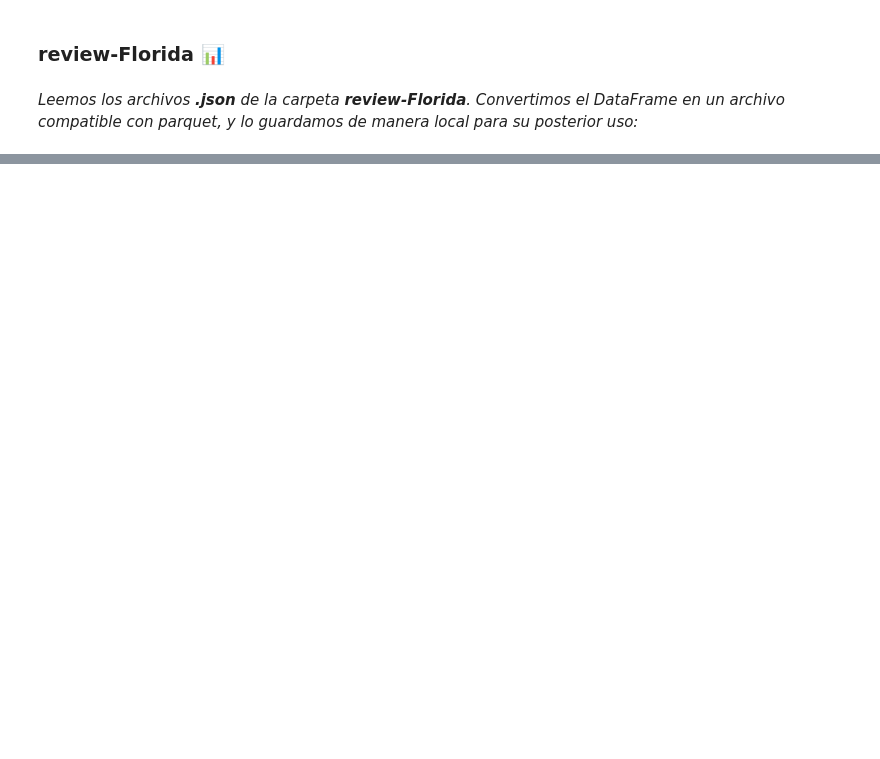
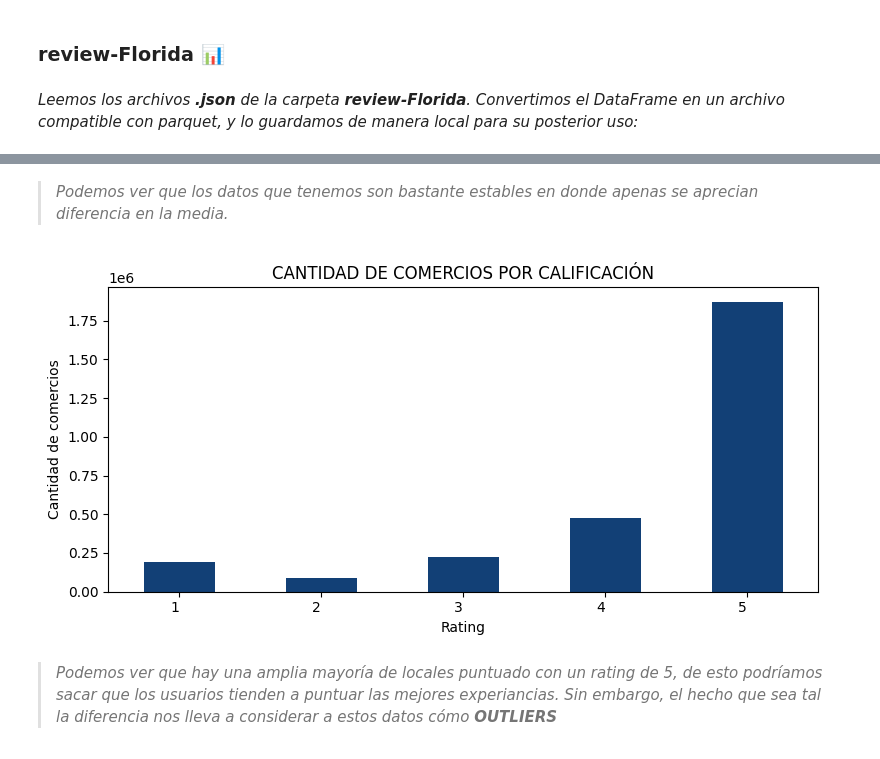
Before and after one commit to MiliTrres/PF_Reviews-Recommendation_Henry, a Jupyter notebook: EDA.ipynb, the cells around one changed output, grey strips where cells are left out. Saved outputs shown, nothing was run; the diff lists cells and outputs as text; code cells hidden in the pictures; blank space fills up the shorter version.

```diff
--- a/EDA.ipynb
+++ b/EDA.ipynb
@@ -1153,0 +1247,22 @@ df_sitios_.to_parquet('./Datos/Archivos Filtrados/reviews_florida_mcdonalds.parq
+# %% [markdown]
+>*Podemos ver que los datos que tenemos son bastante estables en donde apenas se aprecian diferencia en la media.*
+# %%
+star = df_florida['rating'].value_counts().sort_index()
+
+plt.figure(figsize=(8, 4))
+
+star.plot(kind='bar', color='#124076')
+
+plt.title('CANTIDAD DE COMERCIOS POR CALIFICACIÓN')
+
+plt.xlabel('Rating')
+plt.ylabel('Cantidad de comercios')
+
+plt.xticks(rotation=0, ha='right')
+plt.tight_layout()
+
+plt.show()
+# %% [output]
+[figure, added]
+# %% [markdown]
+>*Podemos ver que hay una amplia mayoría de locales puntuado con un rating de 5, de esto podríamos sacar que los usuarios tienden a puntuar las mejores experiancias. Sin embargo, el hecho que sea tal la diferencia nos lleva a considerar a estos datos cómo **OUTLIERS***
```
Also changed, not shown: parts of 58 cells of this notebook, 3 other files.
